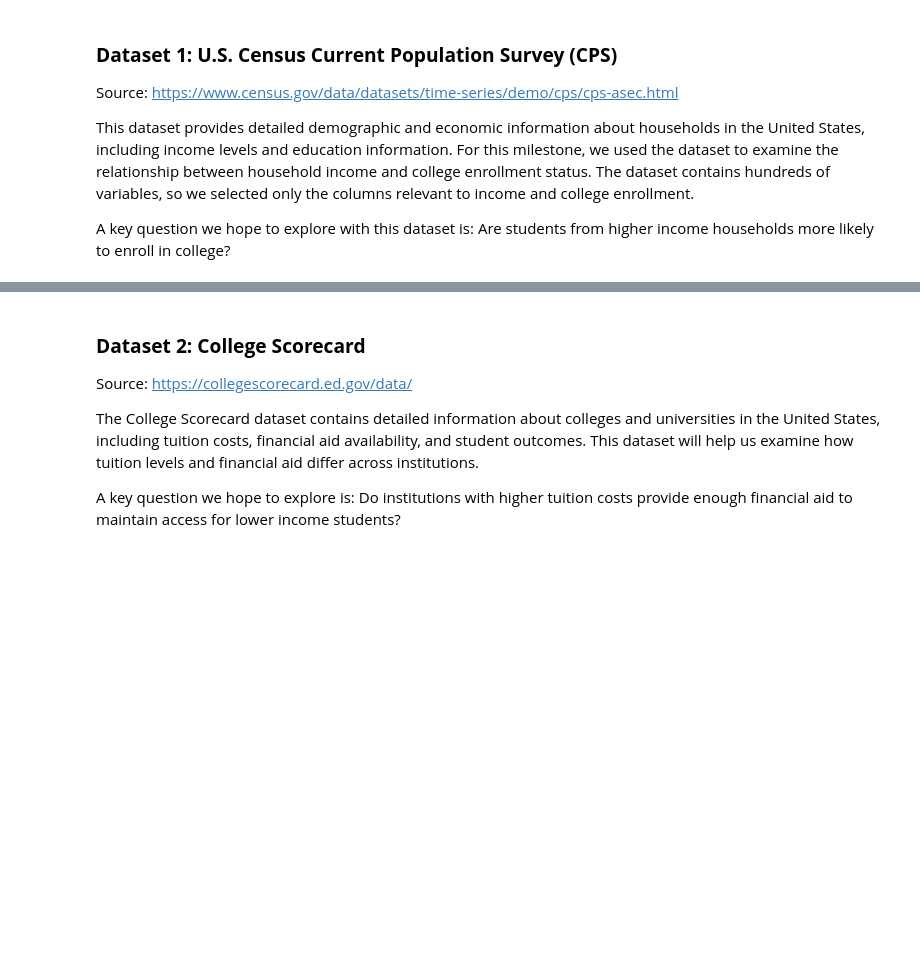
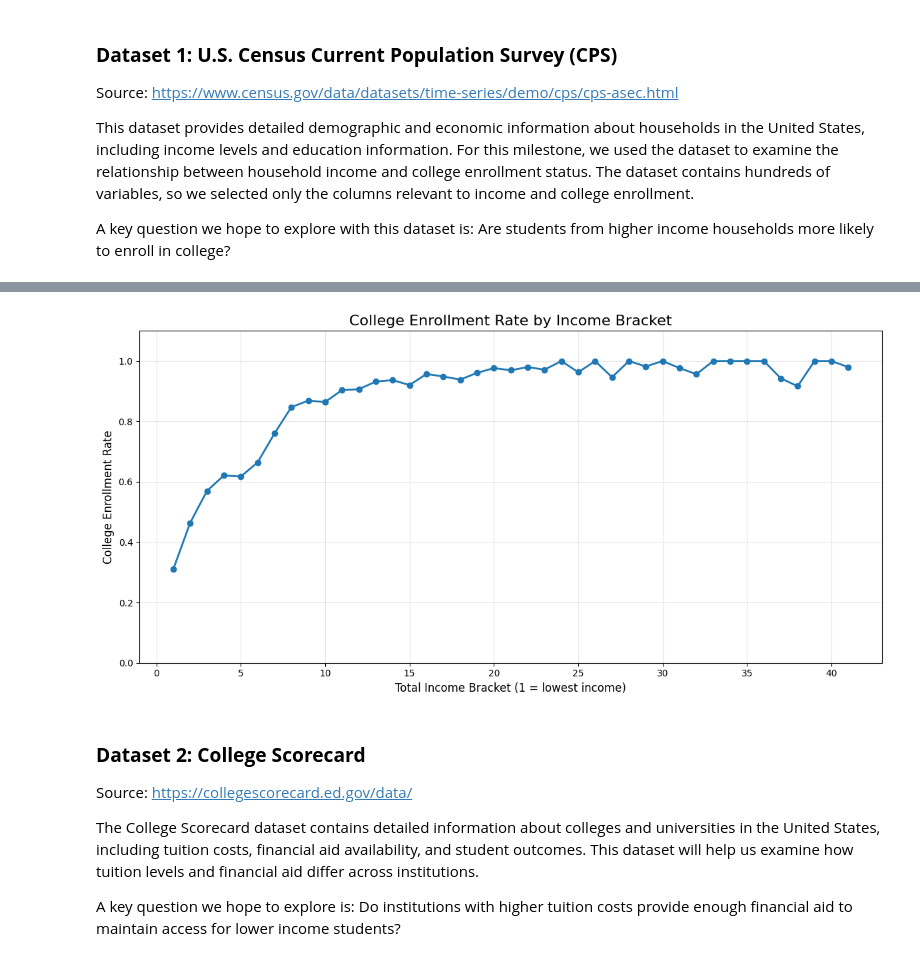
Before and after one commit to oliviatawakol/julieandliv, a Jupyter notebook: julieandliv.ipynb, the cells around one changed output, grey strips where cells are left out. Saved outputs shown, nothing was run; the diff lists cells and outputs as text; code cells hidden in the pictures; blank space fills up the shorter version.

```diff
--- a/julieandliv.ipynb
+++ b/julieandliv.ipynb
@@ -56,0 +68,7 @@ FileNotFoundError: [Errno 2] No such file or directory: 'uscensus.csv'
+# %%
+# Rename important columns for clarity
+income_gap_df = income_gap_df.rename(columns={
+    'PTOT_R': 'total_income_bracket',   # household income bracket
+    'A_HSCOL': 'enrollment_status',     # school enrollment status
+    'PH_SEQ': 'household_id'
+})
@@ -56,0 +84,9 @@ FileNotFoundError: [Errno 2] No such file or directory: 'uscensus.csv'
+# %%
+# Keep rows where enrollment status indicates high school or college enrollment
+enrolled_df = income_gap_df[income_gap_df['enrollment_status'].isin([1, 2])].copy()
+
+# Create binary variable: 1 = enrolled in college, 0 = not enrolled
+enrolled_df['college_enrolled'] = (enrolled_df['enrollment_status'] == 2).astype(int)
+
+# Preview cleaned dataset
+enrolled_df.head()
@@ -56,0 +102,9 @@ FileNotFoundError: [Errno 2] No such file or directory: 'uscensus.csv'
+# %%
+# Calculate average college enrollment rate by income bracket
+enrollment_by_income = enrolled_df.groupby('total_income_bracket')['college_enrolled'].mean().reset_index()
+
+# Rename column for clarity
+enrollment_by_income.columns = ['total_income_bracket', 'college_enrollment_rate']
+
+# Display results
+print(enrollment_by_income)
@@ -57,3 +157,25 @@ FileNotFoundError: [Errno 2] No such file or directory: 'uscensus.csv'
+# %%
+# Create visualization of enrollment rate by income bracket
+plt.figure(figsize=(12,6))
+
+plt.plot(
+    enrollment_by_income['total_income_bracket'],
+    enrollment_by_income['college_enrollment_rate'],
+    marker='o',
+    linewidth=2
+)
+
+plt.title('College Enrollment Rate by Income Bracket', fontsize=16)
+plt.xlabel('Total Income Bracket (1 = lowest income)', fontsize=12)
+plt.ylabel('College Enrollment Rate', fontsize=12)
+
+plt.ylim(0,1.1)
+plt.grid(True, alpha=0.3)
+
+plt.tight_layout()
+plt.show()
+# %% [output]
+[figure, added]
 # %% [markdown]
 ### **Dataset 2: College Scorecard**
 
```
Also changed, not shown: parts of 21 cells of this notebook.
